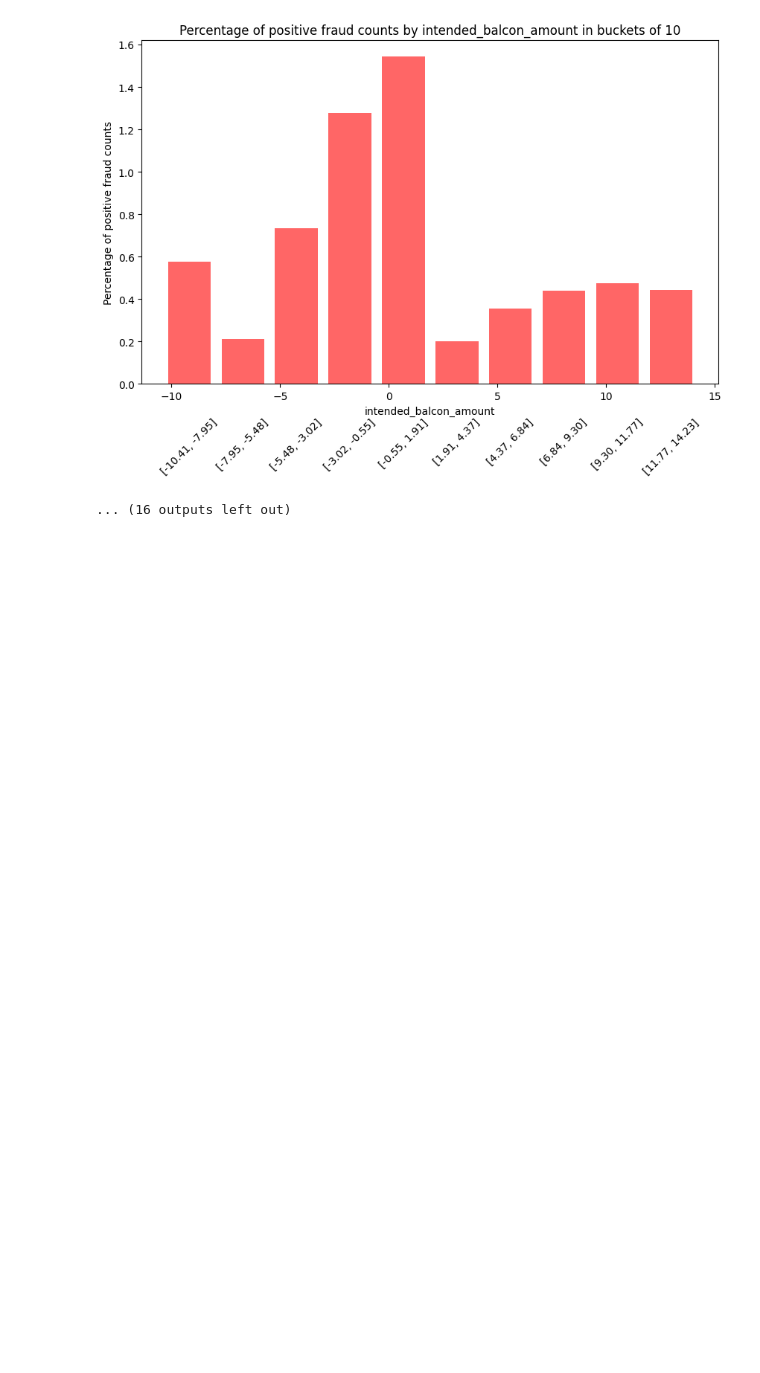
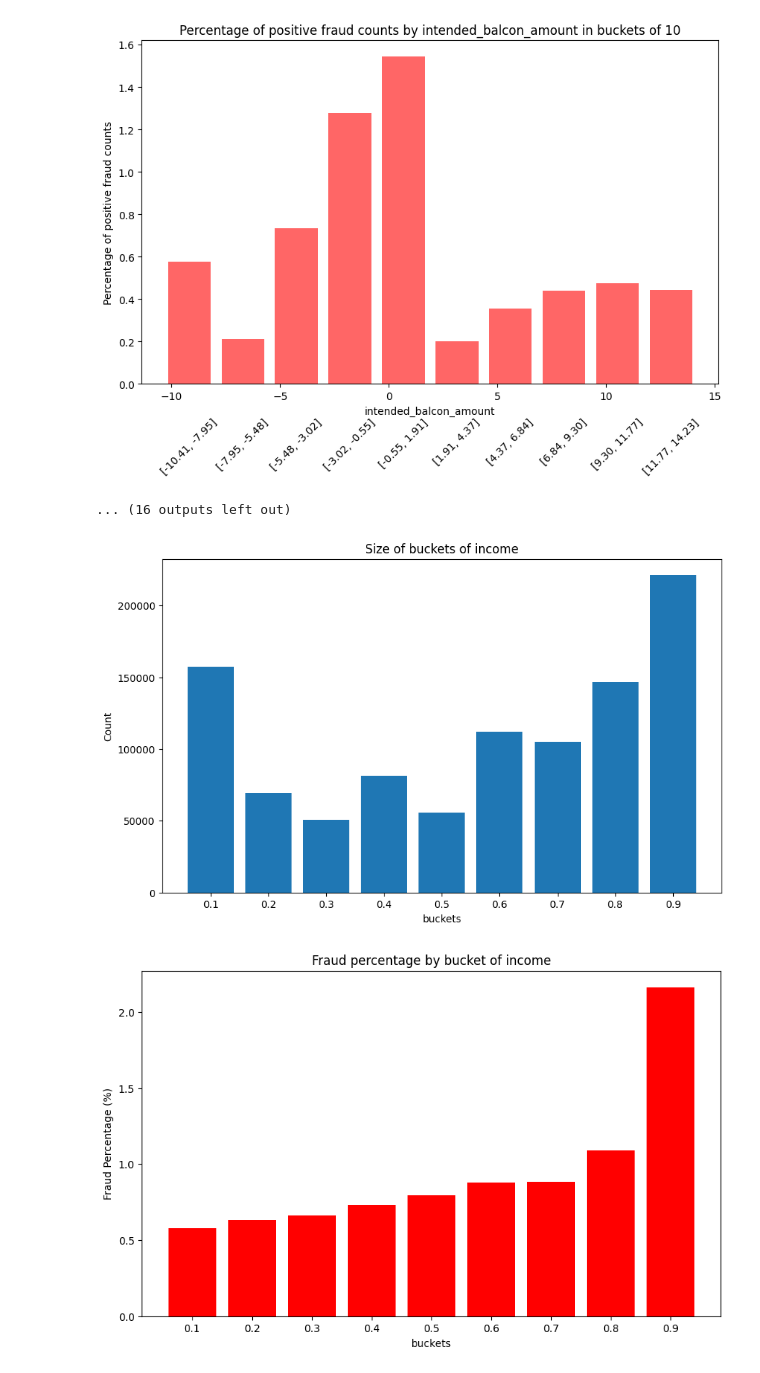
Before and after one commit to jonnywong288/bank-account-fraud, a Jupyter notebook: data_exploration.ipynb, the cells around one changed output. Saved outputs shown, nothing was run; the diff lists cells and outputs as text; code cells hidden in the pictures; blank space fills up the shorter version.

Commit message:
adding visualisations

```diff
--- a/data_exploration.ipynb
+++ b/data_exploration.ipynb
@@ -197,3 +197,8 @@ fv.numerical_continuous(data_types['numerical_continuous_bounded']+data_types['n
 [figure]
 [figure]
 ... (16 outputs left out)
+# %%
+fv.ordinal(data_types['ordinal'])
+# %% [output]
+[figure, added]
+[figure, added]
```
Also changed, not shown: parts of 1 cell of this notebook, 1 other file.
